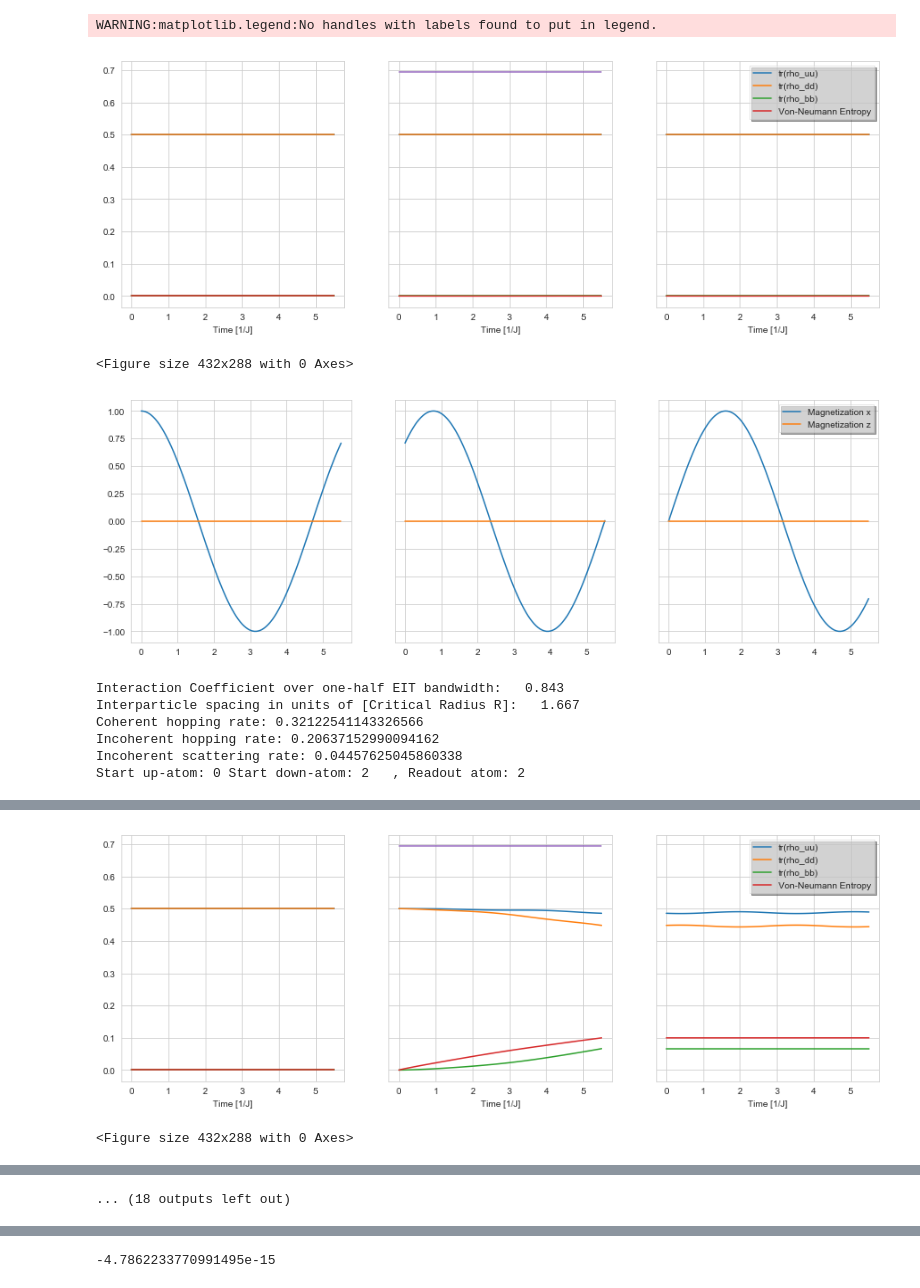
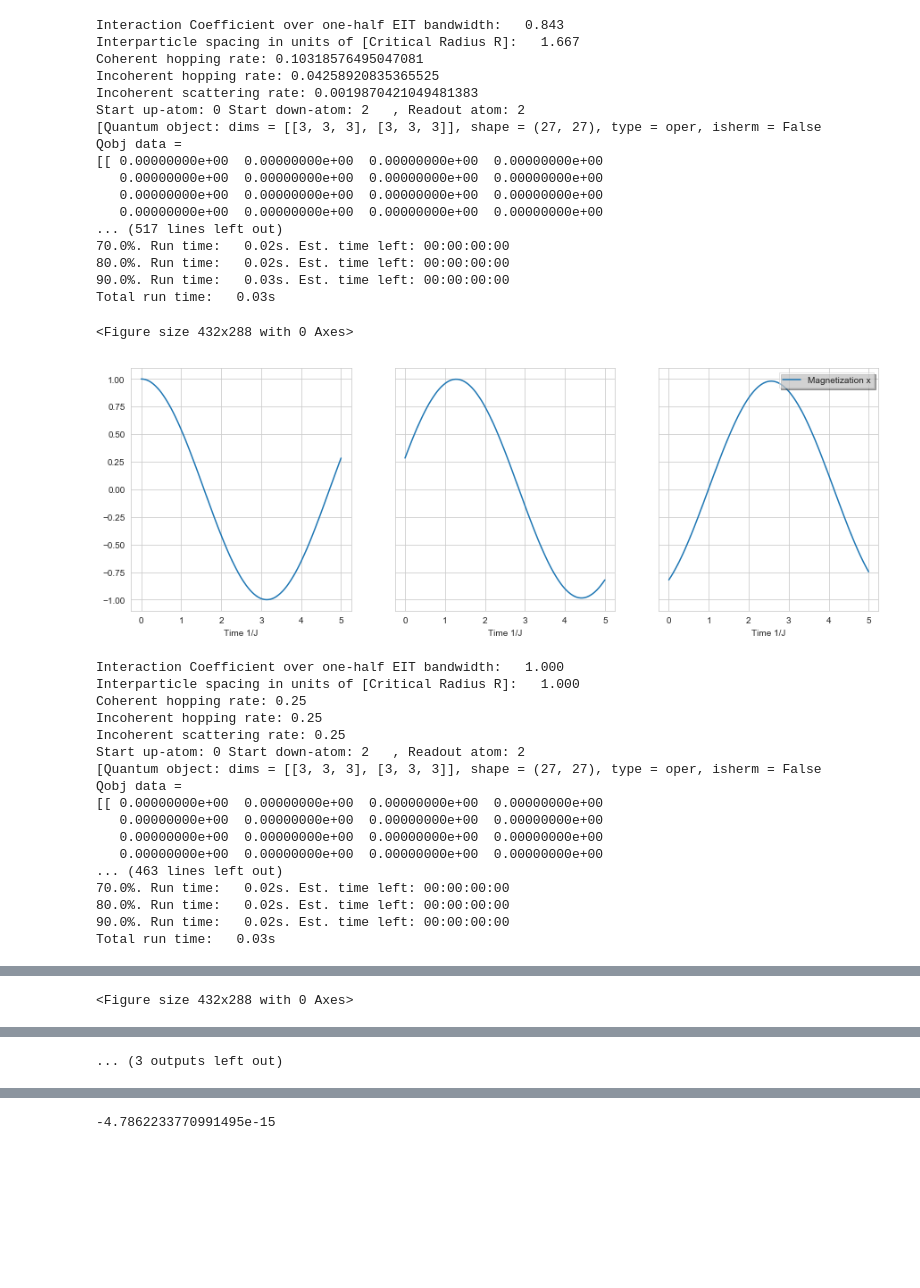
Before and after one commit to salzinger/AnticommutatorExtraction, a Jupyter notebook: AnticommutatorExtract.ipynb, the cells around one changed output, grey strips where cells are left out. Saved outputs shown, nothing was run; the diff lists cells and outputs as text; code cells hidden in the pictures; blank space fills up the shorter version.

```diff
--- a/AnticommutatorExtract.ipynb
+++ b/AnticommutatorExtract.ipynb
@@ -11,7 +11,7 @@ from qutip.solver import Options, Result, config, _solver_safety_check
 # %%
 importlib.reload(Antiprint)
 
-N=4
+N=3
 a=1
 timesteps=20
 ntraj=200
@@ -24,9 +24,9 @@ radii=[0.1,0.6,1.0,1.4,3]
 start_up_atom = 0
 start_down_atom=2
 read_out_atom = 2
-realtime = 5.5
+realtime = 5
 start_state=Antiprint.productstateX(start_up_atom,start_down_atom, N)
-perturb_duration=realtime
+perturb_duration= 5
 
 Antiprint.call(N,radii,start_up_atom,start_down_atom,read_out_atom,realtime,start_state,perturb_duration)
 # %% [output]
@@ -39,10 +51,36 @@ Start up-atom: 0 Start down-atom: 2   , Readout atom: 2
-WARNING:matplotlib.legend:No handles with labels found to put in legend.
+Interaction Coefficient over one-half EIT bandwidth:   0.843
+Interparticle spacing in units of [Critical Radius R]:   1.667
+Coherent hopping rate: 0.10318576495047081
+Incoherent hopping rate: 0.04258920835365525
+Incoherent scattering rate: 0.0019870421049481383
+Start up-atom: 0 Start down-atom: 2   , Readout atom: 2
+[Quantum object: dims = [[3, 3, 3], [3, 3, 3]], shape = (27, 27), type = oper, isherm = False
+Qobj data =
+[[ 0.00000000e+00  0.00000000e+00  0.00000000e+00  0.00000000e+00
+   0.00000000e+00  0.00000000e+00  0.00000000e+00  0.00000000e+00
+   0.00000000e+00  0.00000000e+00  0.00000000e+00  0.00000000e+00
+   0.00000000e+00  0.00000000e+00  0.00000000e+00  0.00000000e+00
+... (517 lines left out)
+70.0%. Run time:   0.02s. Est. time left: 00:00:00:00
+80.0%. Run time:   0.02s. Est. time left: 00:00:00:00
+90.0%. Run time:   0.03s. Est. time left: 00:00:00:00
+Total run time:   0.03s
-[figure, old version]
 <Figure size 432x288 with 0 Axes>
-[figure, old version]
+[figure, new version]
-Interaction Coefficient over one-half EIT bandwidth:   0.843
-Interparticle spacing in units of [Critical Radius R]:   1.667
-Coherent hopping rate: 0.32122541143326566
-Incoherent hopping rate: 0.20637152990094162
-Incoherent scattering rate: 0.04457625045860338
+Interaction Coefficient over one-half EIT bandwidth:   1.000
+Interparticle spacing in units of [Critical Radius R]:   1.000
+Coherent hopping rate: 0.25
+Incoherent hopping rate: 0.25
+Incoherent scattering rate: 0.25
 Start up-atom: 0 Start down-atom: 2   , Readout atom: 2
+[Quantum object: dims = [[3, 3, 3], [3, 3, 3]], shape = (27, 27), type = oper, isherm = False
+Qobj data =
+[[ 0.00000000e+00  0.00000000e+00  0.00000000e+00  0.00000000e+00
+   0.00000000e+00  0.00000000e+00  0.00000000e+00  0.00000000e+00
+   0.00000000e+00  0.00000000e+00  0.00000000e+00  0.00000000e+00
+   0.00000000e+00  0.00000000e+00  0.00000000e+00  0.00000000e+00
+... (463 lines left out)
+70.0%. Run time:   0.02s. Est. time left: 00:00:00:00
+80.0%. Run time:   0.02s. Est. time left: 00:00:00:00
+90.0%. Run time:   0.02s. Est. time left: 00:00:00:00
+Total run time:   0.03s
@@ -51,2 +106 @@ WARNING:matplotlib.legend:No handles with labels found to put in legend.
-[figure, old version]
 <Figure size 432x288 with 0 Axes>
@@ -60,4 +125,4 @@ Start up-atom: 0 Start down-atom: 2   , Readout atom: 2
-... (18 outputs left out)
+... (3 outputs left out)
 # %%
 importlib.reload(Antiprint)
 
```
Also changed, not shown: parts of 2 cells of this notebook, 1 other file.
